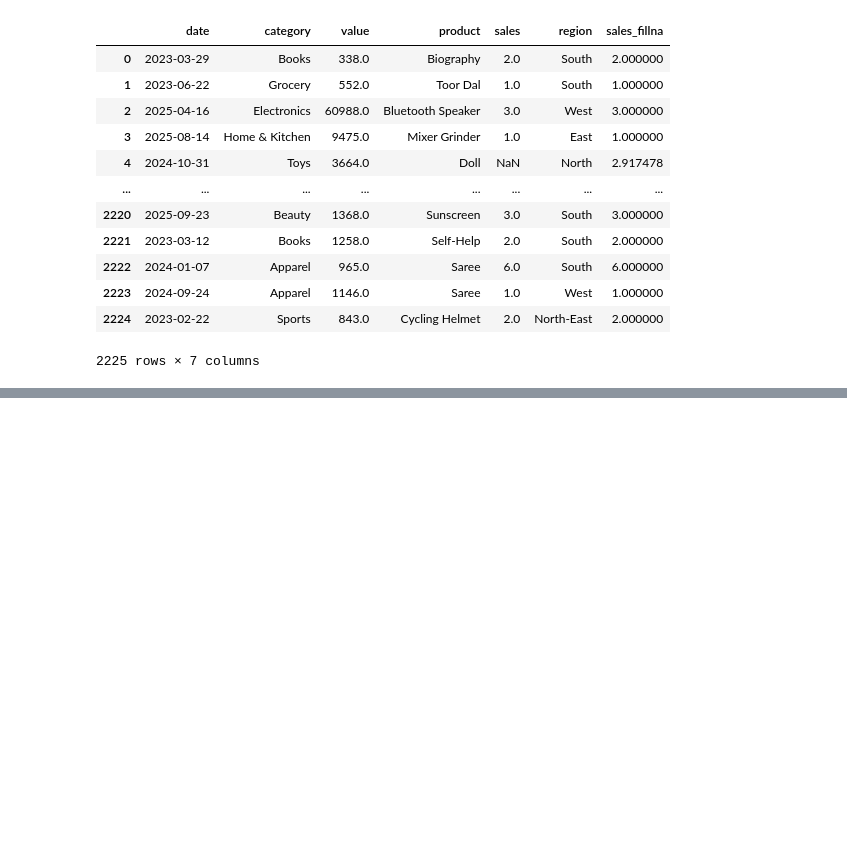
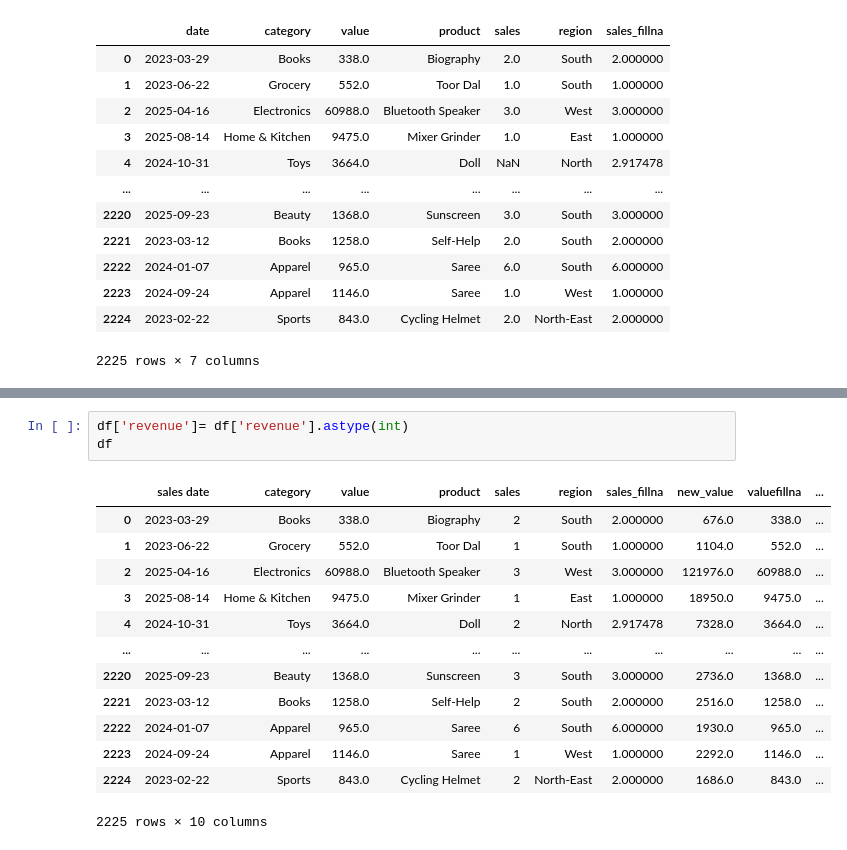
Before and after one commit to puppalasaikiran7/Machine_learning_Deep_learning_NLP_course, a Jupyter notebook: Machine_learning_deep_learning_NLP/library/data_manipulation_with_pandas_and_numpy.ipynb, the cells around one changed output, grey strips where cells are left out. Cells and saved outputs as stored; diff of their text form; blank space fills up the shorter version.

```diff
--- a/Machine_learning_deep_learning_NLP/library/data_manipulation_with_pandas_and_numpy.ipynb
+++ b/Machine_learning_deep_learning_NLP/library/data_manipulation_with_pandas_and_numpy.ipynb
@@ -108,0 +297,17 @@ dtype: object
+# %%
+df['revenue']= df['revenue'].astype(int)
+df
+# %% [output]
+|  | sales date | category | value | product | sales | region | sales_fillna | new_value | valuefillna | ... |
+| 0 | 2023-03-29 | Books | 338.0 | Biography | 2 | South | 2.000000 | 676.0 | 338.0 | ... |
+| 1 | 2023-06-22 | Grocery | 552.0 | Toor Dal | 1 | South | 1.000000 | 1104.0 | 552.0 | ... |
+| 2 | 2025-04-16 | Electronics | 60988.0 | Bluetooth Speaker | 3 | West | 3.000000 | 121976.0 | 60988.0 | ... |
+| 3 | 2025-08-14 | Home & Kitchen | 9475.0 | Mixer Grinder | 1 | East | 1.000000 | 18950.0 | 9475.0 | ... |
+| 4 | 2024-10-31 | Toys | 3664.0 | Doll | 2 | North | 2.917478 | 7328.0 | 3664.0 | ... |
+| ... | ... | ... | ... | ... | ... | ... | ... | ... | ... | ... |
+| 2220 | 2025-09-23 | Beauty | 1368.0 | Sunscreen | 3 | South | 3.000000 | 2736.0 | 1368.0 | ... |
+| 2221 | 2023-03-12 | Books | 1258.0 | Self-Help | 2 | South | 2.000000 | 2516.0 | 1258.0 | ... |
+| 2222 | 2024-01-07 | Apparel | 965.0 | Saree | 6 | South | 6.000000 | 1930.0 | 965.0 | ... |
+| 2223 | 2024-09-24 | Apparel | 1146.0 | Saree | 1 | West | 1.000000 | 2292.0 | 1146.0 | ... |
+| 2224 | 2023-02-22 | Sports | 843.0 | Cycling Helmet | 2 | North-East | 2.000000 | 1686.0 | 843.0 | ... |
+2225 rows × 10 columns
```
Also changed, not shown: parts of 29 cells of this notebook.
